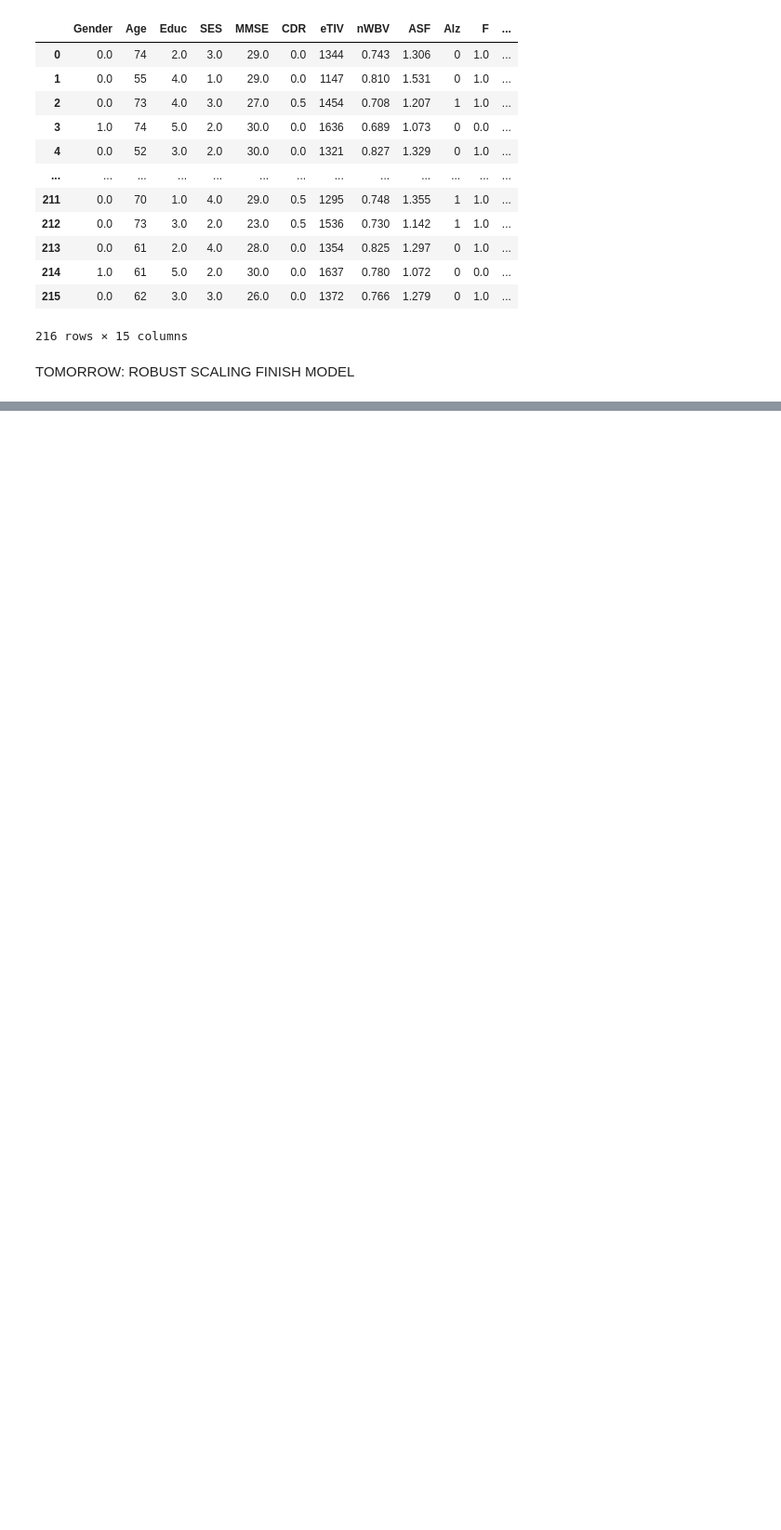
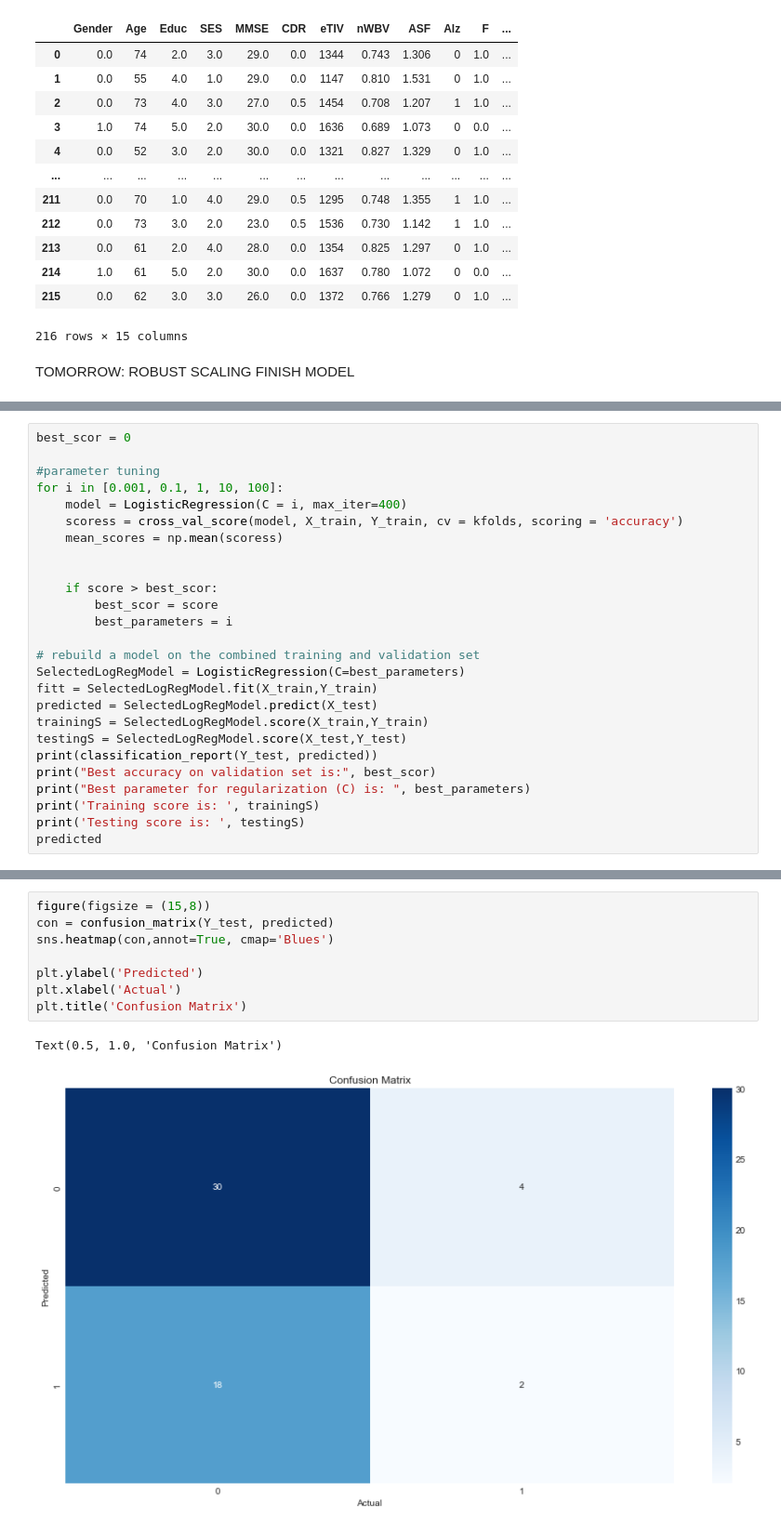
Before and after one commit to Gauss-x/Alzheimer-s-Analysis, a Jupyter notebook: cross-sectional.ipynb, the cells around one changed output, grey strips where cells are left out. Shown at 93% size. Cells and saved outputs as stored; diff of their text form; blank space fills up the shorter version.

Commit message:
logistic

```diff
--- a/cross-sectional.ipynb
+++ b/cross-sectional.ipynb
@@ -622,0 +635,26 @@ plt.show()
+# %%
+best_scor = 0
+
+#parameter tuning
+for i in [0.001, 0.1, 1, 10, 100]:
+    model = LogisticRegression(C = i, max_iter=400)
+    scoress = cross_val_score(model, X_train, Y_train, cv = kfolds, scoring = 'accuracy')
+    mean_scores = np.mean(scoress)
+
+
+    if score > best_scor:
+        best_scor = score
+        best_parameters = i
+
+# rebuild a model on the combined training and validation set
+SelectedLogRegModel = LogisticRegression(C=best_parameters)
+fitt = SelectedLogRegModel.fit(X_train,Y_train)
+predicted = SelectedLogRegModel.predict(X_test)
+trainingS = SelectedLogRegModel.score(X_train,Y_train)
+testingS = SelectedLogRegModel.score(X_test,Y_test)
+print(classification_report(Y_test, predicted))
+print("Best accuracy on validation set is:", best_scor)
+print("Best parameter for regularization (C) is: ", best_parameters)
+print('Training score is: ', trainingS)
+print('Testing score is: ', testingS)
+predicted
@@ -622,0 +678,11 @@ plt.show()
+# %%
+figure(figsize = (15,8))
+con = confusion_matrix(Y_test, predicted)
+sns.heatmap(con,annot=True, cmap='Blues')
+
+plt.ylabel('Predicted')
+plt.xlabel('Actual')
+plt.title('Confusion Matrix')
+# %% [output]
+Text(0.5, 1.0, 'Confusion Matrix')
+[figure, added]
```
Also changed, not shown: parts of 10 cells of this notebook.
